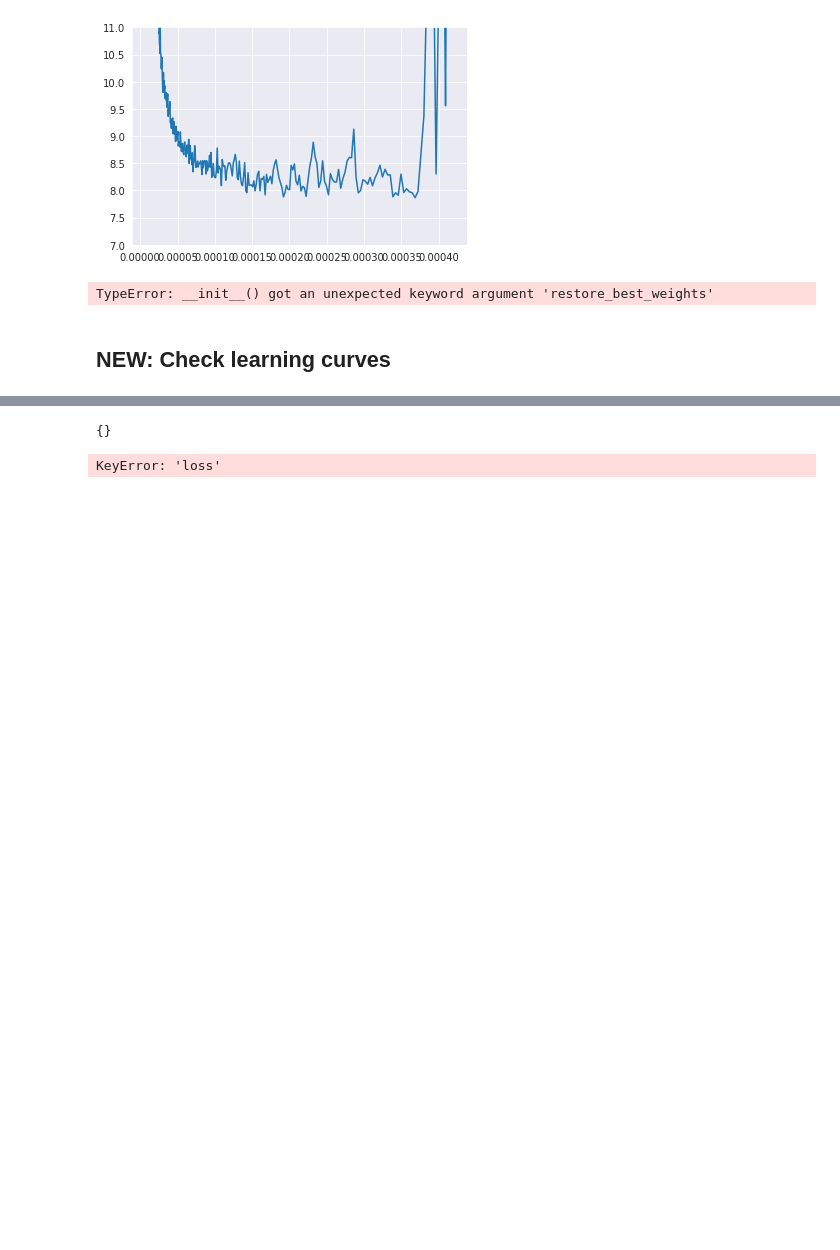
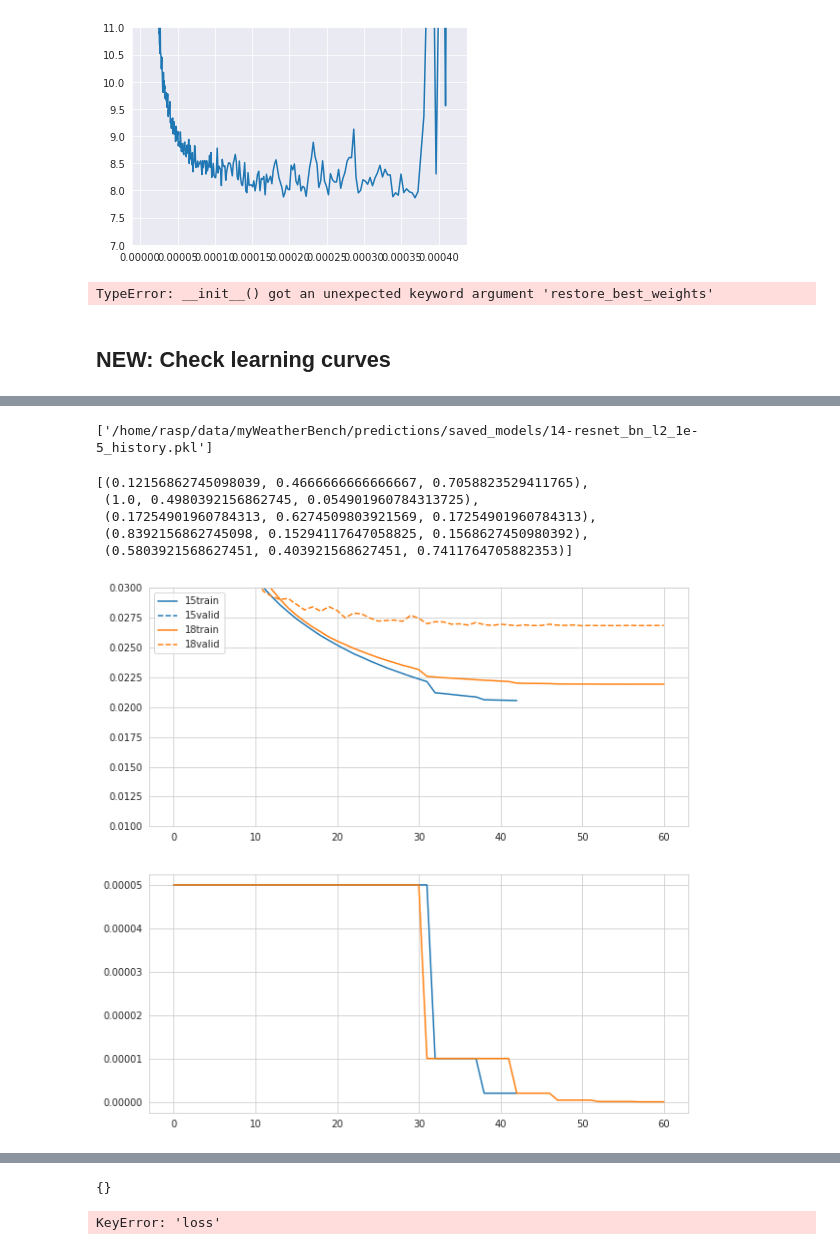
Before and after one commit to sagar-garg/WeatherBench, a Jupyter notebook: devlog/03-lr-schedule-Copy1.ipynb, the cells around one changed output, grey strips where cells are left out. Drawn from its saved outputs; the diff is of its cells as text; code cells hidden in the pictures; blank space fills up the shorter version.

```diff
--- a/devlog/03-lr-schedule-Copy1.ipynb
+++ b/devlog/03-lr-schedule-Copy1.ipynb
@@ -347,3 +366,35 @@ h17 = read_pickle(
+# %%
+path = '/home/rasp/data/myWeatherBench/predictions/saved_models/'
+# %%
+glob(f'{path}14*pkl')
+# %% [output]
+['/home/rasp/data/myWeatherBench/predictions/saved_models/14-resnet_bn_l2_1e-5_history.pkl']
+# %%
+sns.palettes.color_palette(n_colors=5)
+# %% [output]
+[(0.12156862745098039, 0.4666666666666667, 0.7058823529411765),
+ (1.0, 0.4980392156862745, 0.054901960784313725),
+ (0.17254901960784313, 0.6274509803921569, 0.17254901960784313),
+ (0.8392156862745098, 0.15294117647058825, 0.1568627450980392),
+ (0.5803921568627451, 0.403921568627451, 0.7411764705882353)]
+# %%
+def plot_losses(path, exp_ids, plot_lrs=True, ylim=None):
+    exp_ids = [str(exp_id) for exp_id in exp_ids]
+    fig, axs = plt.subplots(2 if plot_lrs else 1, 1, figsize=(10, 10 if plot_lrs else 5))
+    colors = sns.palettes.color_palette(n_colors=len(exp_ids))
+    for exp_id, c, in zip(exp_ids, colors):
+        fn = glob(f'{path}{exp_id}*.pkl')[0]
+        h = read_pickle(fn)
+        plot_hist(h, axs[0], name=exp_id, valid=False, c=c)
+        plot_hist(h, axs[0], name=exp_id, train=False, c=c, ls='--')
+        axs[0].set_ylim(ylim)
+
+        if plot_lrs:
+            axs[1].plot(h['lr'], c=c)
+# %%
+plot_losses(path, [15, 18], ylim=(0.01, 0.03))
+# %% [output]
+[figure, added]
 # %%
 fig, ax = plt.subplots(1, 1, figsize=(10, 6))
 for h, name, c in zip([h13, h17], ['13', '17'],
```
Also changed, not shown: parts of 11 cells of this notebook, 26 other files.
